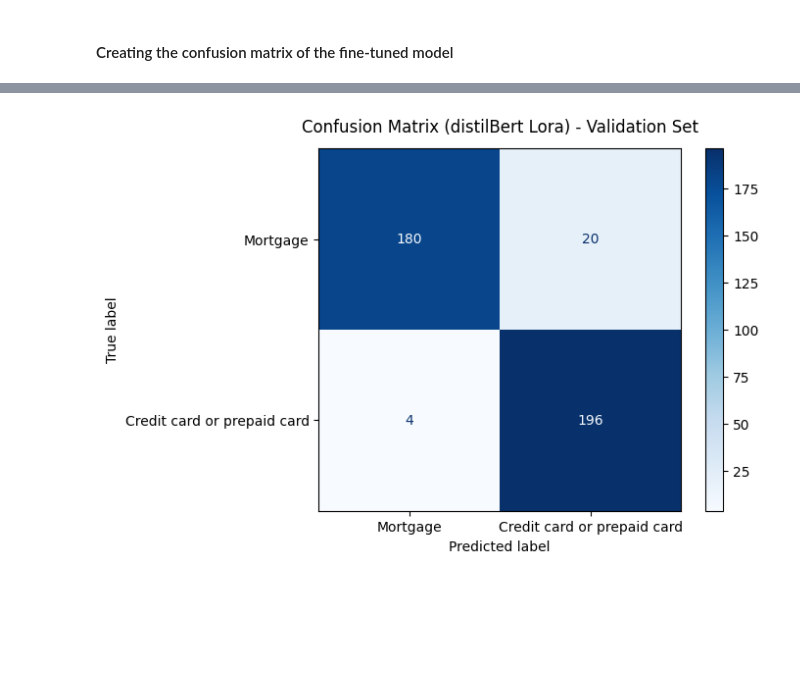
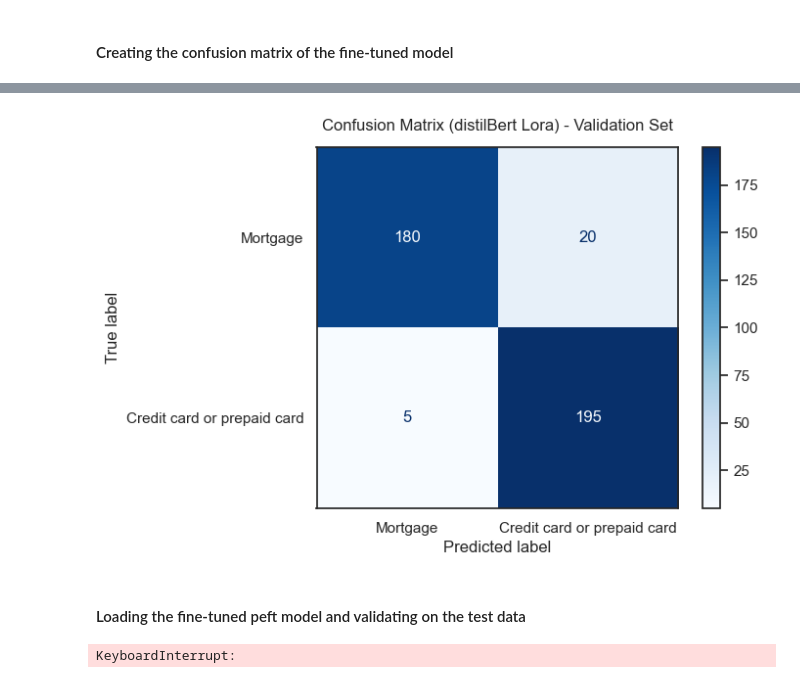
Before and after one commit to vtsou359/Lightweight_FineTuning_FoundationModel, a Jupyter notebook: distibert_lora.ipynb, the cells around one changed output, grey strips where cells are left out. Cells and saved outputs as stored; diff of their text form; code cells hidden in the pictures; blank space fills up the shorter version.

```diff
--- a/distibert_lora.ipynb
+++ b/distibert_lora.ipynb
@@ -10,8 +12,10 @@ from pathlib import Path
 import numpy as np
 from sklearn.metrics import accuracy_score, precision_score, recall_score, f1_score, confusion_matrix, ConfusionMatrixDisplay
 import pandas as pd
+import evaluate
 import matplotlib.pyplot as plt
-
+import seaborn as sns
+sns.set_theme(style="white")
 #model name id in hugging face
 mdl_tok_name = "distilbert-base-uncased"
 # %% [markdown]
@@ -65,7 +69,7 @@ def compute_metrics(eval_pred):
 # %% [markdown]
 #### Creating a confusion matrix visualiation function
 # %%
-def create_confusion_matrix(data, cl_classes, trainer_ ,title_text = 'Confusion Matrix - Validation Set'):
+def create_confusion_matrix(data, cl_classes, used_trainer ,title_text = 'Confusion Matrix - Validation Set'):
  """
 	    Constructs and displays a confusion matrix to evaluate the performance of
 	    a classifier on a given dataset, highlighting the relationship between true
@@ -79,10 +83,10 @@ def create_confusion_matrix(data, cl_classes, trainer_ ,title_text = 'Confusion
 	        to the data. Each item in the list represents a unique label of the classification
 	        task.
 	    :type cl_classes: list
-	    :param trainer_: An object or function used to generate predictions for the given
+	    :param used_trainer: An object or function used to generate predictions for the given
 	        dataset. It must support the required interface or methods to provide predictions
 	        or probabilities for the data.
-	    :type trainer_: Any
+	    :type used_trainer: Any
 	    :param title_text: A title for the confusion matrix visualization, used to label
 	        the plot for clarity. Defaults to 'Confusion Matrix - Validation Set'.
 	    :type title_text: str
@@ -91,10 +95,10 @@ def create_confusion_matrix(data, cl_classes, trainer_ ,title_text = 'Confusion
 	        and columns to predicted labels.
 	    :rtype: Any
  """
- results = trainer_.predict(data)
+ res = used_trainer.predict(data)
  # Create confusion matrix
- y_true = results.label_ids
- y_pred = results.predictions.argmax(axis=1)
+ y_true = res.label_ids
+ y_pred = res.predictions.argmax(axis=1)
  cm = confusion_matrix(y_true, y_pred, labels=[0, 1])
  # Display the confusion matrix
  disp = ConfusionMatrixDisplay(confusion_matrix=cm,display_labels=cl_classes)
@@ -280,7 +281,7 @@ The HuggingFace Trainer class handles the training and eval loop for PyTorch.
 You can find more at this [link](https://huggingface.co/docs/transformers/main_classes/trainer).
 # %%
 trainer = Trainer(
-    model=model,
+    model= peft_model,
     args=TrainingArguments(
         output_dir= "./data/creditc_mortg",
         # Learning rate
@@ -385,8 +399,18 @@ df
 # %%
 create_confusion_matrix(data = tokenized_dataset["test"],
                         cl_classes= product_classes,
-                        trainer_ = trainer,
+                        used_trainer = trainer,
                         title_text = 'Confusion Matrix (distilBert Lora) - Validation Set')
 # %% [output]
 [interactive output not drawn]
-[figure, old version]
+[figure, new version]
+# %% [markdown]
+#### Loading the fine-tuned peft model and validating on the test data
+# %%
+#Loading the model
+from peft import AutoPeftModelForSequenceClassification
+path = "./vtsoumpris/fnc-distilbert-lora"
+
+LoRA_model = AutoPeftModelForSequenceClassification.from_pretrained(pretrained_model_name_or_path = path)
+# %% [output]
+KeyboardInterrupt:
```
Also changed, not shown: parts of 16 cells of this notebook.
